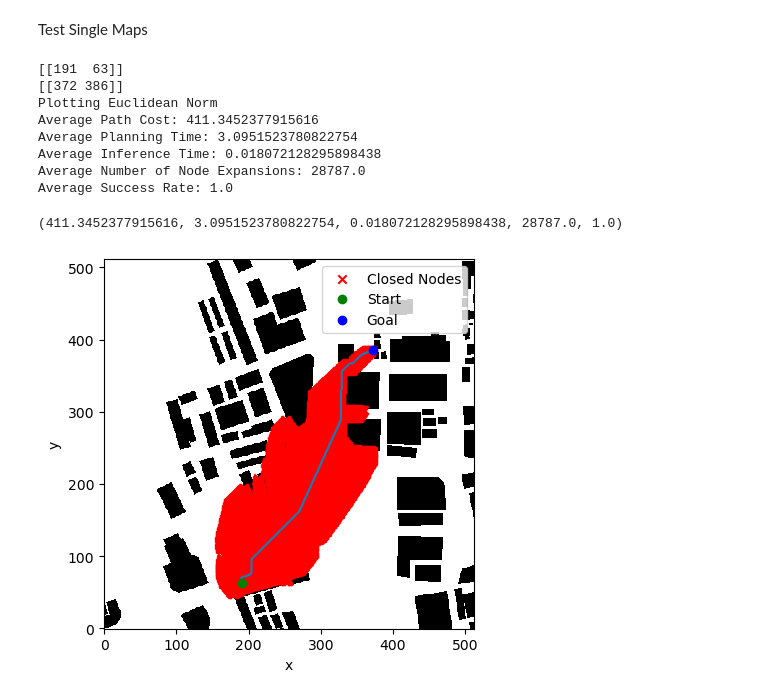
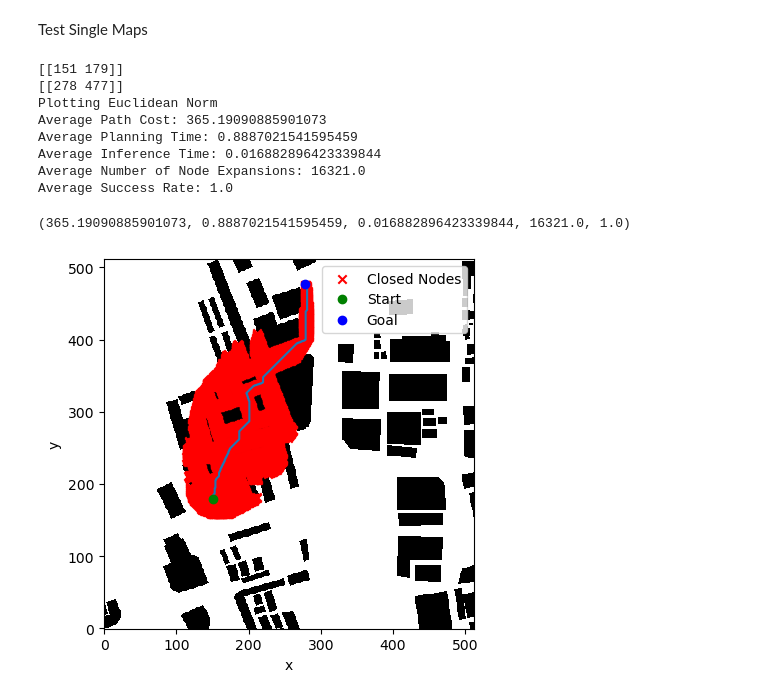
Before and after one commit to sharath-matada/Planning_Operator, a Jupyter notebook: 2D_Experiments/large_maps/test_heuristics_on_512_maps.ipynb, the cells around one changed output. Drawn from its saved outputs; the diff is of its cells as text; code cells hidden in the pictures.

```diff
--- a/2D_Experiments/large_maps/test_heuristics_on_512_maps.ipynb
+++ b/2D_Experiments/large_maps/test_heuristics_on_512_maps.ipynb
@@ -21,7 +21,7 @@ ntest = 50
 ntrain = 250
 sub = 1
 Sx = Sy = int(((512 - 1) / sub) + 1)
-maps = np.load('/mountvol/2D-512-Dataset-0/mask.npy')
+maps = np.load('/mountvol2/2D-512-Dataset-0/mask.npy')
 maps = maps[:Ntotal][-ntest:, ::sub, ::sub][:, :Sx, :Sy]
 # maps = maps[30:31,:,:].reshape(1,Sx,Sy)
 # %% [markdown]
@@ -35,8 +35,8 @@ Generate Random Start and Goal Positions on Maps
 # %% [markdown]
 Load Saved Start and Goal Positions
 # %%
-startpositions = np.load('/mountvol/2D-512-Dataset-0/startpositions.npy')
-goalpositions = np.load('/mountvol/2D-512-Dataset-0/goalpositions.npy')
+startpositions = np.load('/mountvol2/2D-512-Dataset-0/startpositions.npy')
+goalpositions = np.load('/mountvol2/2D-512-Dataset-0/goalpositions.npy')
 # %% [markdown]
 Comparing Euclidean and Manhattan Distance
 # %%
@@ -180,28 +181,28 @@ Test Single Maps
 # %%
 maptest = maps[0,:,:].reshape(1,Sx,Sy)
 starttest = startpositions[0,:].reshape(1,2)
 goaltest = goalpositions[0,:].reshape(1,2)
-starttest = np.array([[491,482]])
-goaltest = np.array([[180,28]])
+starttest = np.array([[151,179]])
+goaltest = np.array([[278,477]])
 
-starttest = generaterandompos(maptest)
-goaltest = generaterandompos(maptest)
+# starttest = generaterandompos(maptest)
+# goaltest = generaterandompos(maptest)
 
 print(starttest)
 print(goaltest)
 
 print("Plotting Euclidean Norm")
-testheuristiconmaps(starttest, goaltest, maptest, euclideannorm, plotresults=True, printvalues=True, saveplotdata = False)
+testheuristiconmaps(starttest, goaltest, maptest, euclideannorm, plotresults=True, printvalues=True, saveplotdata = True)
 # %% [output]
-[[191  63]]
-[[372 386]]
+[[151 179]]
+[[278 477]]
 Plotting Euclidean Norm
-Average Path Cost: 411.3452377915616
-Average Planning Time: 3.0951523780822754
-Average Inference Time: 0.018072128295898438
-Average Number of Node Expansions: 28787.0
+Average Path Cost: 365.19090885901073
+Average Planning Time: 0.8887021541595459
+Average Inference Time: 0.016882896423339844
+Average Number of Node Expansions: 16321.0
 Average Success Rate: 1.0
-(411.3452377915616, 3.0951523780822754, 0.018072128295898438, 28787.0, 1.0)
+(365.19090885901073, 0.8887021541595459, 0.016882896423339844, 16321.0, 1.0)
-[figure, old version]
+[figure, new version]
 # %%
 print("Plotting PNO")
```
Also changed, not shown: parts of 5 cells of this notebook, 1 other file.
